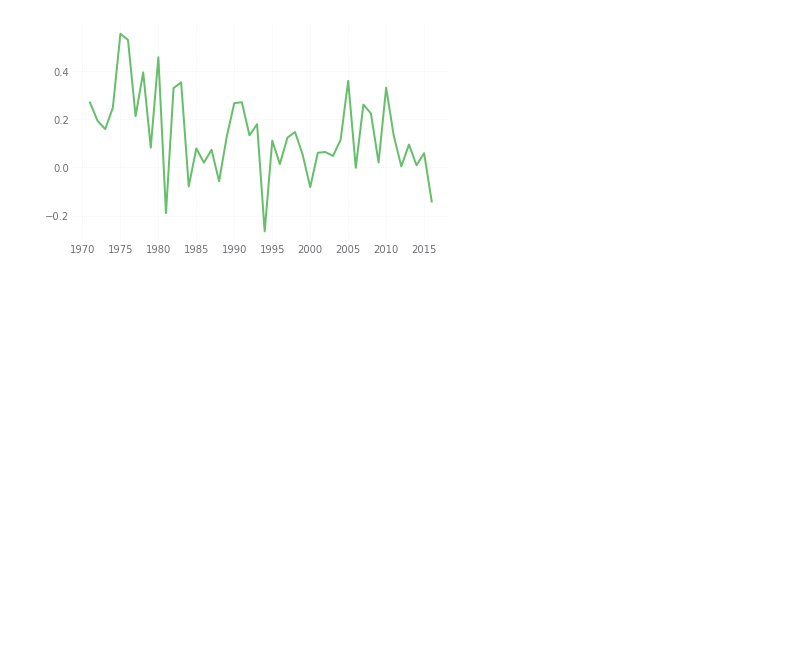
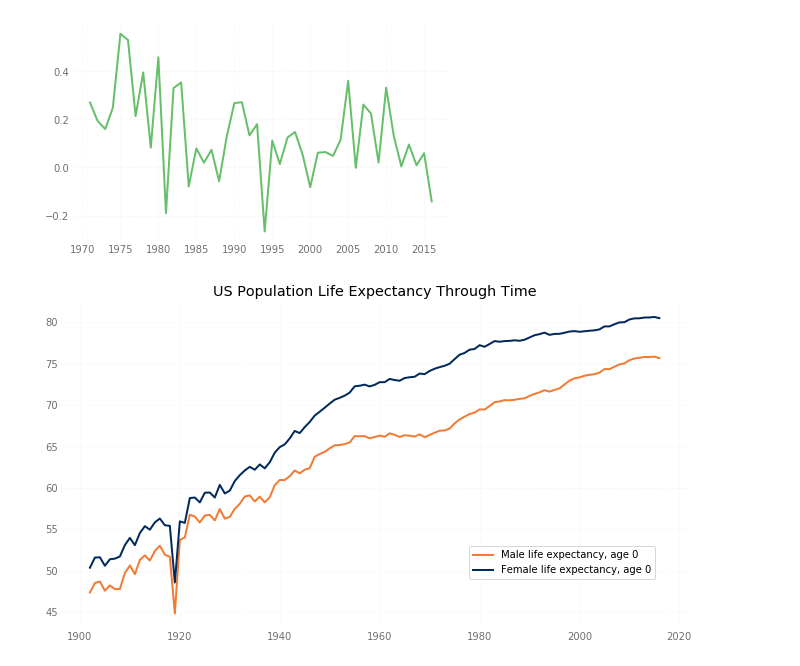
Before and after one commit to 1ScottWright/US-Population-Mortality-Analysis, a Jupyter notebook: code/03-data-collection-targets-with-EDA.ipynb, the cells around one changed output. Drawn from its saved outputs; the diff is of its cells as text; code cells hidden in the pictures; blank space fills up the shorter version.

```diff
--- a/code/03-data-collection-targets-with-EDA.ipynb
+++ b/code/03-data-collection-targets-with-EDA.ipynb
@@ -400,3 +400,11 @@ plt.plot(cel['female_d1']['1970':'2015'])
 # %% [output]
 [<matplotlib.lines.Line2D at 0x...>]
 [figure]
+# %%
+plt.figure(figsize=(10,6))
+plt.plot(cel['male'], label = 'Male life expectancy, age 0', c='#F17B33')
+plt.plot(cel['female'], label = 'Female life expectancy, age 0', c = '#002A5C' )
+plt.title("US Population Life Expectancy Through Time")
+plt.legend(loc = (.65,.15));
+# %% [output]
+[figure, added]
```
Also changed, not shown: parts of 15 cells of this notebook, 9 other files.
